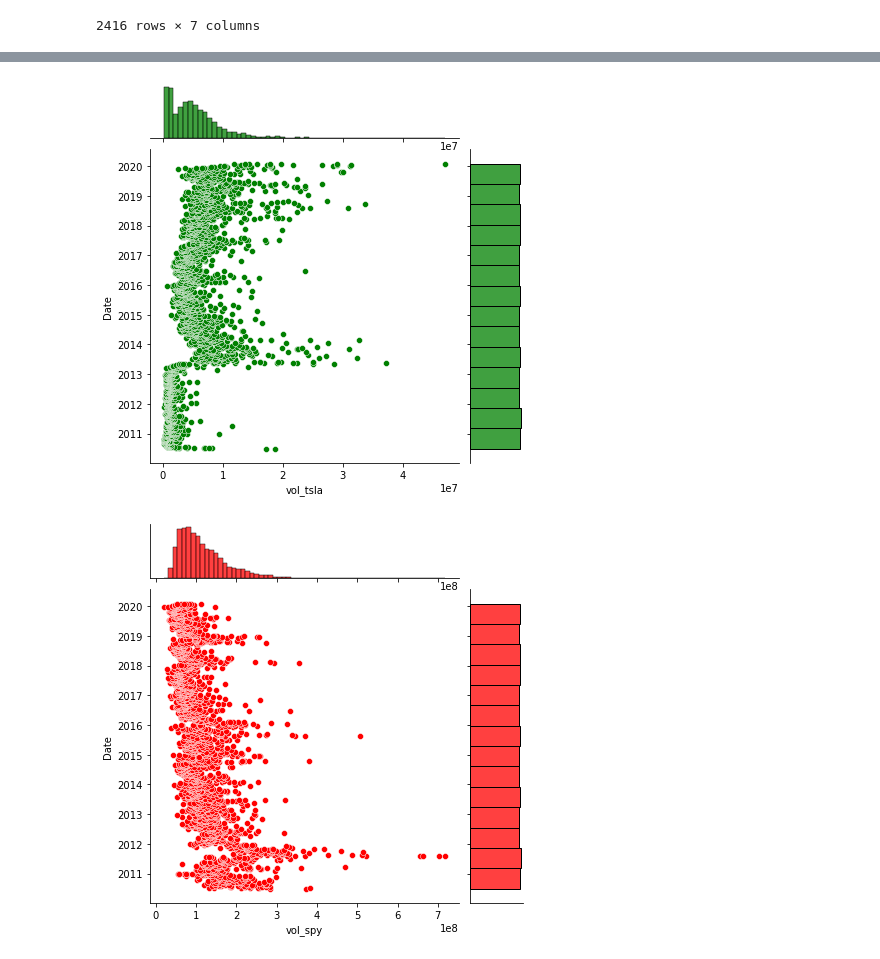
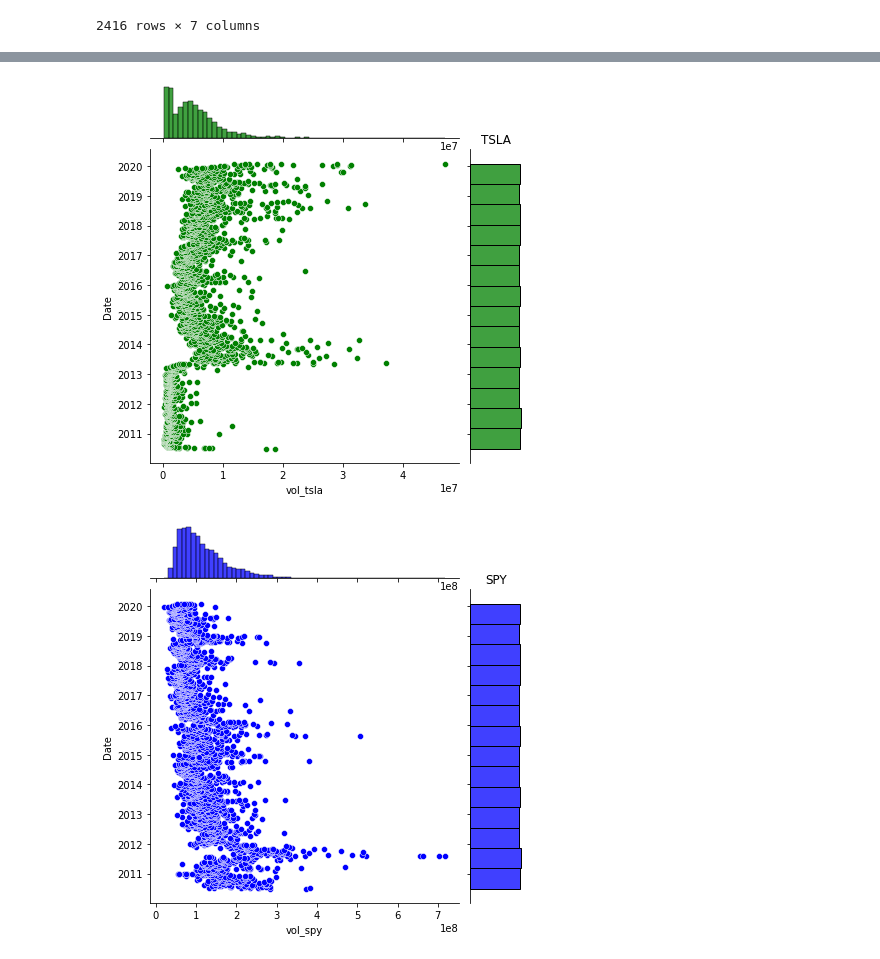
Before and after one commit to data301-2021-summer2/project-group23-project, a Jupyter notebook: analysis/TASK4.ipynb, the cells around one changed output, grey strips where cells are left out. Drawn from its saved outputs; the diff is of its cells as text; code cells hidden in the pictures.

Commit message:
Responded to feedback, did everything except reports.

```diff
--- a/analysis/TASK4.ipynb
+++ b/analysis/TASK4.ipynb
@@ -94,18 +125,47 @@ plt.show()
 # %%
 #TASK4 ANALYSIS CONTINUED:
+#FIGURE 2 Volume by date for TSLA and SPY:
+#plot 1: Volume by date for TSLA, from entire dataset (2010-2020)
+#plot 2: Volume by date for SPY, from entire dataset (2010-2020)
+#plot 3: Volume by date for TSLA, first 365 days from dataset (~2010-2011)
+#plot 4: Volume by date for SPY, first 365 days from dataset (~2010-2011)
+#plot 5: Volume by date for TSLA, last 365 days from dataset (~2019-2020)
+#plot 6: Volume by date for SPY, last 365 days from dataset (~2019-2020)
 
 df = pd.DataFrame(data=dfx)
 
-ax = sns.jointplot(y='Date',x='vol_tsla',data=dfx, color='green')
-ax2=ax
-sns.jointplot(y='Date',x='vol_spy',data=dfx,color='red')
-sns.despine()
+sns.jointplot(y='Date',x='vol_tsla',data=dfx, color='green')
 
+plt.title('TSLA')
+sns.jointplot(y='Date',x='vol_spy',data=dfx,color='blue')
+
+plt.title('SPY')
 plt.show()
 
-#as you can see, TSLA volume greatly increases over the 10 year period, while SPY's volume slowly decreases
-# not sure if this is enough for task 4 or not. I spent so much time on task 3, and  I am still super not good with making these graphs.
-# feedback appreciated
+first365=dfx.head(365)
+last365=dfx.tail(365)
+
+
+sns.jointplot(y='Date',x='vol_tsla',data=first365, color='green')
+
+plt.title('1st365TSLA')
+sns.jointplot(y='Date',x='vol_spy',data=first365,color='blue')
+
+plt.title('1st365SPY')
+plt.show()
+
+
+sns.jointplot(y='Date',x='vol_tsla',data=last365, color='green')
+
+plt.title('1st365TSLA')
+sns.jointplot(y='Date',x='vol_spy',data=last365,color='blue')
+
+plt.title('1st365SPY')
+plt.show()
+
+# I wanted to see the differences in volume over the two.
+# I wanted to also see this comparison at the start of the dataset vs at the end.
+# There is a large increase in volume for TSLA
 # %% [output]
-[figure, old version]
+[figure, new version]
-[figure, old version]
+[figure, new version]
```
Also changed, not shown: parts of 9 cells of this notebook, 7 other files.
